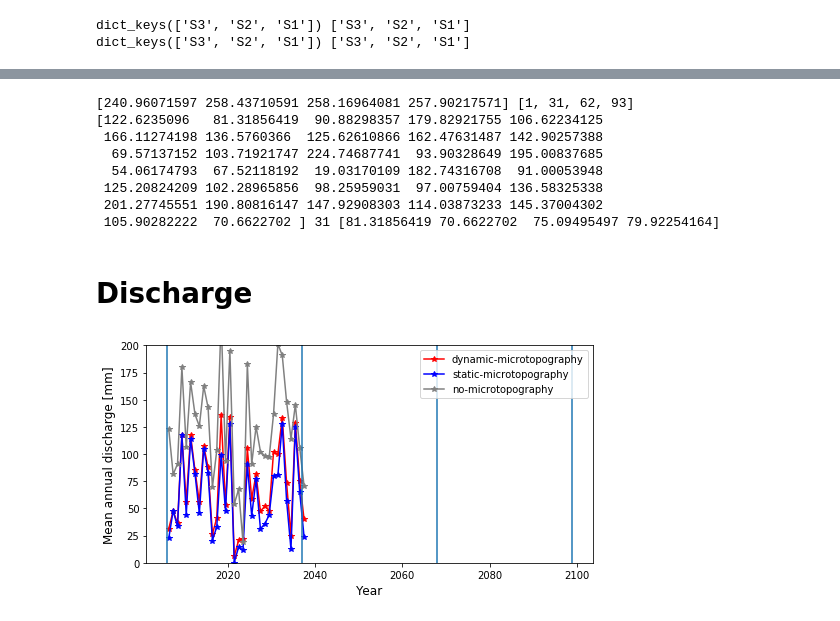
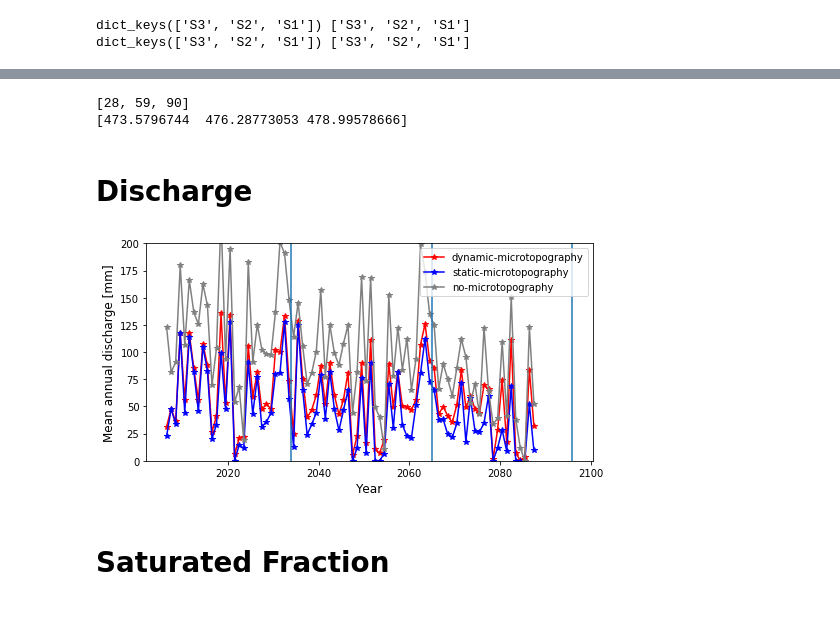
Before and after one commit to ajkhattak/python-scripts, a Jupyter notebook: barrow/watershed/plot_watershed_fromFile.ipynb, the cells around one changed output, grey strips where cells are left out. Cells and saved outputs as stored; diff of their text form; code cells hidden in the pictures.

```diff
--- a/barrow/watershed/plot_watershed_fromFile.ipynb
+++ b/barrow/watershed/plot_watershed_fromFile.ipynb
@@ -358,65 +395,71 @@ def get_Carbon():
     return CDR_daily, CDR_annual
 CDR_daily, CDR_annual = get_Carbon()
 # %%
-cesm_years_o = [2006, 2036, 2067, 2098]
-cesm_years = [x - 2005 for x in cesm_years_o]
+cesm_years_o = [2015, 2046, 2077]
+cesm_years = [x - 2006 for x in cesm_years_o]
 
-print (precip_annual[cesm_years], cesm_years)
-print (Q_annual['S1'][:32], len(Q_annual['S1'][:31]),Q_annual['S1'][cesm_years])
+cesm_years_o = [2015+19, 2015 + 19 +31, 2015 + 19 +31*2]
+cesm_years = [x - 2006 for x in cesm_years_o]
+
+print (cesm_years)
+#print (1984 + 31, 1984 + 31*2, 1984 + 31*3, 1984 + 31*4)
+print (precip_annual[cesm_years], )
+#print (Q_annual['S1'][:32], len(Q_annual['S1'][:31]),Q_annual['S1'][cesm_years])
 # %% [output]
-[240.96071597 258.43710591 258.16964081 257.90217571] [1, 31, 62, 93]
-[122.6235096   81.31856419  90.88298357 179.82921755 106.62234125
- 166.11274198 136.5760366  125.62610866 162.47631487 142.90257388
-  69.57137152 103.71921747 224.74687741  93.90328649 195.00837685
-  54.06174793  67.52118192  19.03170109 182.74316708  91.00053948
- 125.20824209 102.28965856  98.25959031  97.00759404 136.58325338
- 201.27745551 190.80816147 147.92908303 114.03873233 145.37004302
- 105.90282222  70.6622702 ] 31 [81.31856419 70.6622702  75.09495497 79.92254164]
+[28, 59, 90]
+[473.5796744  476.28773053 478.99578666]
 # %% [markdown]
 # Discharge
 # %%
-bars = False #True
+bars = False#True
 fig = plt.figure(figsize=(8,4))
-x = np.arange(0,4,1)
+x = np.arange(0,3,1)
 Colors = ['r', 'g', 'b','grey']
 
 if not bars:
     for i in range(sim_len):
         s = SimLabels[i]
         #d = get_moving_average(Q_annual[s],m=1)
         d = Q_annual[s]
-        plt.plot(T_annual[s][:32],d[:32],label=Labels[i],color=colors[i],marker='*')
+        plt.plot(T_annual[s][:82],d[:82],label=Labels[i],color=colors[i],marker='*')
+        #plt.plot(d[:32],label=Labels[i],color=colors[i],marker='*')
         plt.legend()
         plt.ylabel('Mean annual discharge [mm]',fontsize=12, fontweight='normal')
         plt.xlabel('Year',fontsize=12, fontweight='normal')
         plt.ylim(0,200)
         #plt.xlim(2005.5,2099.5)
     for y in cesm_years_o:
         plt.axvline(x=y)
 
-        plt.savefig(outfile+'/Projected-Q_linesA.pdf', bbox_inches='tight', dpi=500)
+        #plt.savefig(outfile+'/Projected-Q_linesA.pdf', bbox_inches='tight', dpi=500)
         #plt.savefig(outfile+'/Projected-Q_por_sensivity_por.pdf', bbox_inches='tight', dpi=500)
 else:
     dat = []
-    for i in [2,0,1]:
+    #for i1, i in enumerate([2,0,1]): # if plotting all in single column
+    for i1, i in enumerate([2,1,0]):
         s = SimLabels[i]
         d = []
-
+        d1 = get_moving_average(Q_annual[s],m=1)
         for k1,k in enumerate(cesm_years):
-            print (s, k, Q_annual[s][k], len(Q_annual[s]))
+            #print (s, k, Q_annual[s][k], len(Q_annual[s]))
             d.append(Q_annual[s][k])
-        print (d,cesm_years)
-        print ('--------_')
+        print (d,cesm_years)#,d1[:5],Q_annual[s][:5])
+        #print ('--------_')
         #d = [c/Q_annual[SimLabels[2]][0] for c in d]
         dat.append(d)
-        plt.bar(x, height=d, width=0.2,color=Colors[i],alpha=1,label=Labels[i])
+        xx = x + i1*0.2
+        plt.bar(xx, height=d, width=0.2,color=Colors[i],alpha=0.9,label=Labels[i])
 
+        pc = np.polyfit(xx, d, 1)
+        p = np.poly1d(pc)
+        xxx = np.arange(-.15,2.7,0.1)
+        plt.plot(xxx,p(xxx),color=Colors[i], linestyle='--')
     #d1 = [dat[0][k4] - dat[1][k4] for k4 in range(4)]
     #plt.bar(x+0.21, height=d1, width=0.2,color=Colors[3],alpha=1)#,label=Labels[i])
     plt.legend()
     plt.ylabel('Mean annual discharge [mm]',fontsize=12, fontweight='normal')
     plt.xlabel('Year',fontsize=12, fontweight='normal')
-    plt.xticks(x, cesm_years_o)
-    #plt.savefig(outfile+'/Projected-Q_lines.pdf', bbox_inches='tight', dpi=500)
+    plt.xticks(x+0.2, cesm_years_o)
+    plt.savefig(outfile+'/Projected-Q_lines.pdf', bbox_inches='tight', dpi=500)
 # %% [output]
-[figure, old version]
+[figure, new version]
@@ -434,0 +516,2 @@ plt.savefig(outfile+'/Projected-ET_sensivity_por.pdf', bbox_inches='tight', dpi=
+# %% [markdown]
+# Saturated Fraction
```
Also changed, not shown: parts of 11 cells of this notebook, 8 other files.
